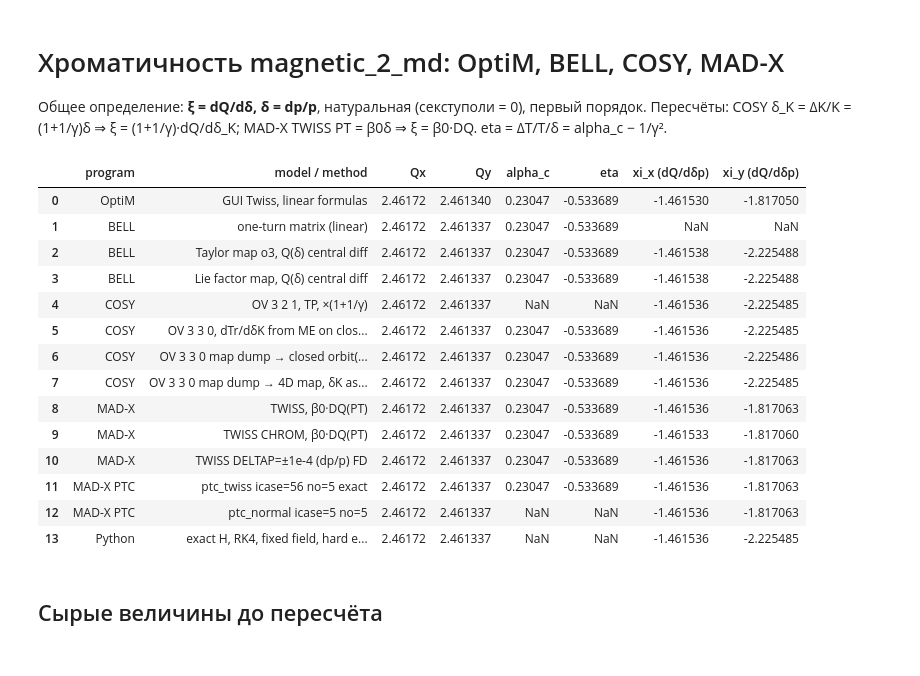
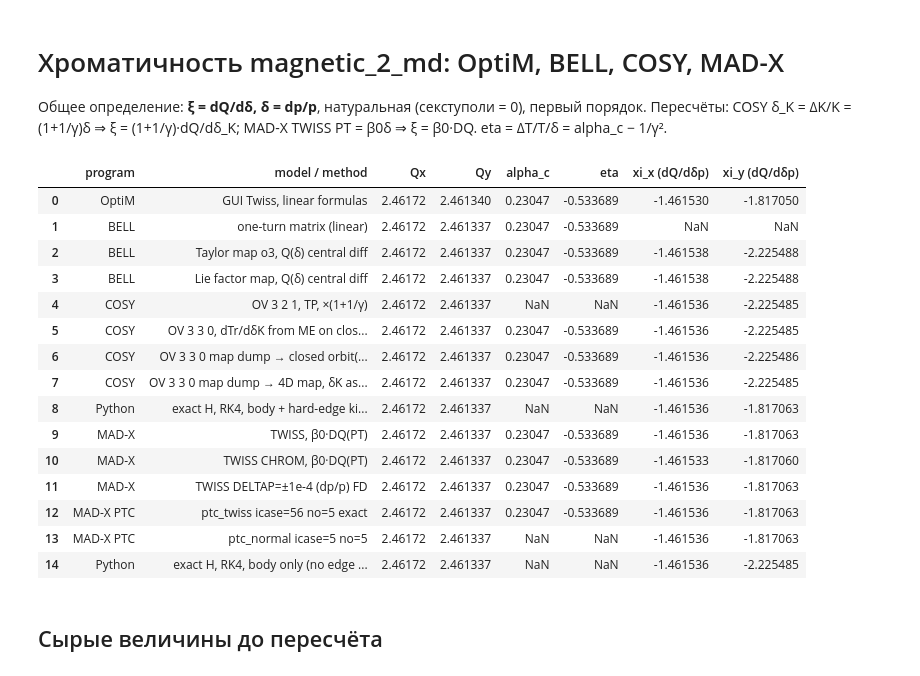
Before and after one commit to sergeybell/SCT_2, a Jupyter notebook: chromaticity/analysis/analysis.ipynb, the cells around one changed output. Cells and saved outputs as stored; diff of their text form; code cells hidden in the pictures.

```diff
--- a/chromaticity/analysis/analysis.ipynb
+++ b/chromaticity/analysis/analysis.ipynb
@@ -30,40 +30,42 @@ ex = open(R/"analysis/exact_hamiltonian_check.out").read()
 exq = [float(v) for v in re.findall(r"[-\d.]+", ex.splitlines()[0].split("[")[1])]
 NaN = float("nan")
 rows = [
  ("OptiM", "GUI Twiss, linear formulas", optim["Qx"], optim["Qy"], optim["ac"], optim["eta"], optim["xx"], optim["xy"]),
  ("BELL", "one-turn matrix (linear)", bell["linear_Qx"], bell["linear_Qy"], bell["linear_alpha_c"], bell["linear_eta"], NaN, NaN),
  ("BELL", "Taylor map o3, Q(δ) central diff", 2+bell["taylor_Qx_frac"], 2+bell["taylor_Qy_frac"], bell["taylor_alpha0"], bell["taylor_eta0"], bell["taylor_xi_x"], bell["taylor_xi_y"]),
  ("BELL", "Lie factor map, Q(δ) central diff", 2+bell["lie_Qx"], 2+bell["lie_Qy"], bell["lie_alpha0"], bell["lie_eta0"], bell["lie_xi_x"], bell["lie_xi_y"]),
  ("COSY", "OV 3 2 1, TP, ×(1+1/γ)", 2+c1["Qx_frac"], 2+c1["Qy_frac"], NaN, NaN, c1["xi_x_p"], c1["xi_y_p"]),
  ("COSY", "OV 3 3 0, dTr/dδK from ME on closed orbit (in .fox), ×(1+1/γ)", 2+c3["Qx_frac"], 2+c3["Qy_frac"], c3["alpha_c"], c3["eta"], c3["xi_x_p"], c3["xi_y_p"]),
  ("COSY", "OV 3 3 0 map dump → closed orbit(δK) + 2x2 Jacobian tunes, FD ±1e-4, ×(1+1/γ)", 2+c3["Qx_frac"], 2+c3["Qy_frac"], c3["alpha_c"], c3["eta"], oa["closed_orbit_FD"][0]*F, oa["closed_orbit_FD"][1]*F),
  ("COSY", "OV 3 3 0 map dump → 4D map, δK as parameter (drop l), ×(1+1/γ)", 2+c3["Qx_frac"], 2+c3["Qy_frac"], c3["alpha_c"], c3["eta"], oa["param4D_x"]*F, oa["param4D_y"]*F),
+ ("Python", "exact H, RK4, body + hard-edge kick Δp_y=∓h x' y, FD", 2+exq[0], 2+exq[1], NaN, NaN, *[float(v) for v in re.findall(r"[-\d.]+", ex.splitlines()[2].split("xi")[1].strip(" []"))]),
  ("MAD-X", "TWISS, β0·DQ(PT)", mp["Q1"], mp["Q2"], mp["alfa"], mp["eta"], mp["DQ1_dp"], mp["DQ2_dp"]),
  ("MAD-X", "TWISS CHROM, β0·DQ(PT)", mp["Q1"], mp["Q2"], mp["alfa"], mp["eta"], mp["DQ1_chrom_dp"], mp["DQ2_chrom_dp"]),
  ("MAD-X", "TWISS DELTAP=±1e-4 (dp/p) FD", mp["Q1"], mp["Q2"], mp["alfa"], mp["eta"], mp["DQ1_fd_dp"], mp["DQ2_fd_dp"]),
  ("MAD-X PTC", "ptc_twiss icase=56 no=5 exact", 2+ps["Q1"], 2+ps["Q2"], ps["ALPHA_C"], ps["ETA_C"], ps["DQ1"], ps["DQ2"]),
  ("MAD-X PTC", "ptc_normal icase=5 no=5", 2+pn[("Q1",0)], 2+pn[("Q2",0)], NaN, NaN, pn[("DQ1",1)], pn[("DQ2",1)]),
- ("Python", "exact H, RK4, fixed field, hard edge, FD", 2+exq[0], 2+exq[1], NaN, NaN, *[float(v) for v in re.findall(r"[-\d.]+", ex.splitlines()[1].split("[")[1])]),
+ ("Python", "exact H, RK4, body only (no edge kick), FD", 2+exq[0], 2+exq[1], NaN, NaN, *[float(v) for v in re.findall(r"[-\d.]+", ex.splitlines()[1].split("[")[1])]),
 ]
 df = pd.DataFrame(rows, columns=["program", "model / method", "Qx", "Qy", "alpha_c", "eta", "xi_x (dQ/dδp)", "xi_y (dQ/dδp)"])
 pd.set_option("display.precision", 6); pd.set_option("display.width", 200)
 df
 # %% [output]
 |  | program | model / method | Qx | Qy | alpha_c | eta | xi_x (dQ/dδp) | xi_y (dQ/dδp) |
 | 0 | OptiM | GUI Twiss, linear formulas | 2.46172 | 2.461340 | 0.23047 | -0.533689 | -1.461530 | -1.817050 |
 | 1 | BELL | one-turn matrix (linear) | 2.46172 | 2.461337 | 0.23047 | -0.533689 | NaN | NaN |
 | 2 | BELL | Taylor map o3, Q(δ) central diff | 2.46172 | 2.461337 | 0.23047 | -0.533689 | -1.461538 | -2.225488 |
 | 3 | BELL | Lie factor map, Q(δ) central diff | 2.46172 | 2.461337 | 0.23047 | -0.533689 | -1.461538 | -2.225488 |
 | 4 | COSY | OV 3 2 1, TP, ×(1+1/γ) | 2.46172 | 2.461337 | NaN | NaN | -1.461536 | -2.225485 |
 | 5 | COSY | OV 3 3 0, dTr/dδK from ME on clos... | 2.46172 | 2.461337 | 0.23047 | -0.533689 | -1.461536 | -2.225485 |
 | 6 | COSY | OV 3 3 0 map dump → closed orbit(... | 2.46172 | 2.461337 | 0.23047 | -0.533689 | -1.461536 | -2.225486 |
 | 7 | COSY | OV 3 3 0 map dump → 4D map, δK as... | 2.46172 | 2.461337 | 0.23047 | -0.533689 | -1.461536 | -2.225485 |
-| 8 | MAD-X | TWISS, β0·DQ(PT) | 2.46172 | 2.461337 | 0.23047 | -0.533689 | -1.461536 | -1.817063 |
-| 9 | MAD-X | TWISS CHROM, β0·DQ(PT) | 2.46172 | 2.461337 | 0.23047 | -0.533689 | -1.461533 | -1.817060 |
-| 10 | MAD-X | TWISS DELTAP=±1e-4 (dp/p) FD | 2.46172 | 2.461337 | 0.23047 | -0.533689 | -1.461536 | -1.817063 |
-| 11 | MAD-X PTC | ptc_twiss icase=56 no=5 exact | 2.46172 | 2.461337 | 0.23047 | -0.533689 | -1.461536 | -1.817063 |
-| 12 | MAD-X PTC | ptc_normal icase=5 no=5 | 2.46172 | 2.461337 | NaN | NaN | -1.461536 | -1.817063 |
-| 13 | Python | exact H, RK4, fixed field, hard e... | 2.46172 | 2.461337 | NaN | NaN | -1.461536 | -2.225485 |
+| 8 | Python | exact H, RK4, body + hard-edge ki... | 2.46172 | 2.461337 | NaN | NaN | -1.461536 | -1.817063 |
+| 9 | MAD-X | TWISS, β0·DQ(PT) | 2.46172 | 2.461337 | 0.23047 | -0.533689 | -1.461536 | -1.817063 |
+| 10 | MAD-X | TWISS CHROM, β0·DQ(PT) | 2.46172 | 2.461337 | 0.23047 | -0.533689 | -1.461533 | -1.817060 |
+| 11 | MAD-X | TWISS DELTAP=±1e-4 (dp/p) FD | 2.46172 | 2.461337 | 0.23047 | -0.533689 | -1.461536 | -1.817063 |
+| 12 | MAD-X PTC | ptc_twiss icase=56 no=5 exact | 2.46172 | 2.461337 | 0.23047 | -0.533689 | -1.461536 | -1.817063 |
+| 13 | MAD-X PTC | ptc_normal icase=5 no=5 | 2.46172 | 2.461337 | NaN | NaN | -1.461536 | -1.817063 |
+| 14 | Python | exact H, RK4, body only (no edge ... | 2.46172 | 2.461337 | NaN | NaN | -1.461536 | -2.225485 |
 # %% [markdown]
 ## Сырые величины до пересчёта
 # %%
```
Also changed, not shown: parts of 8 cells of this notebook, 10 other files.
